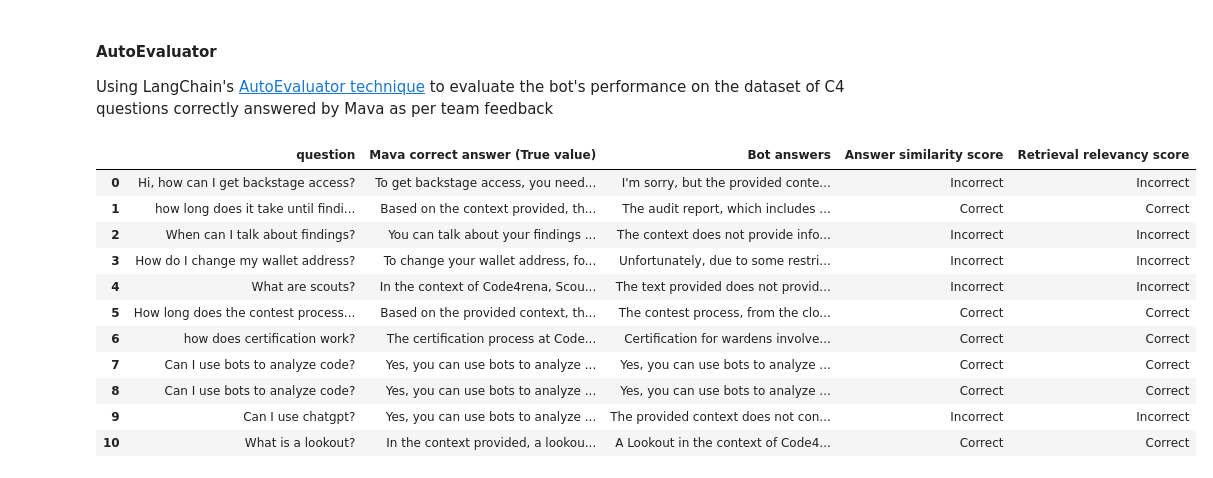
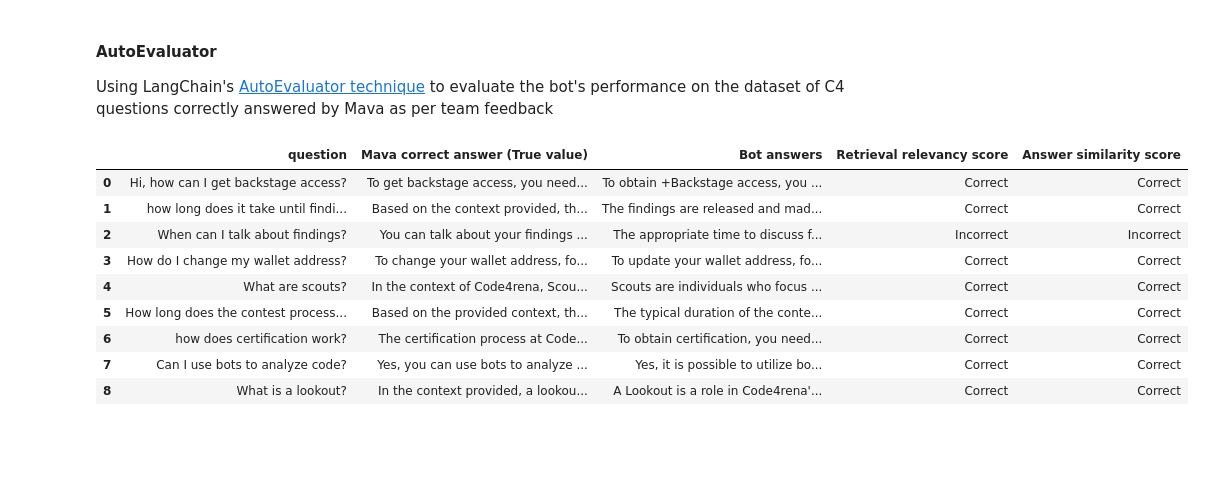
Before and after one commit to yieldprotocol/deep-cookie, a Jupyter notebook: qa_bot/qa_bot.ipynb, the cells around one changed output. Cells and saved outputs as stored; diff of their text form; code cells hidden in the pictures; blank space fills up the shorter version.

```diff
--- a/qa_bot/qa_bot.ipynb
+++ b/qa_bot/qa_bot.ipynb
@@ -219,9 +219,9 @@ from langchain.vectorstores import Chroma
 # NOTE: At times, OpenAI Embedding service can fail intermittently and return errorneous values such as [NaN], more info: https://github.com/langchain-ai/langchain/pull/7070
 
 embeddings = OpenAIEmbeddings()
-vectorstore = Chroma("langchain_store", embeddings)
+vectorstore = Chroma("vectorstore_1", embeddings, collection_metadata={"hnsw:space": "cosine"})
 
 vectorstore.add_documents(website_chunks)
-# vectorstore.add_documents(docs_chunks)
+#vectorstore.add_documents(docs_chunks)
 vectorstore.add_documents(gh_docs_chunks)
 # %% [output]
@@ -292,3 +299,39 @@ MAVA_MISANSWERED_QUES = [
+# %%
+from langchain.chains import RetrievalQA
+from langchain.chat_models import ChatOpenAI
+
+qa = RetrievalQA.from_chain_type(llm=ChatOpenAI(model_name="gpt-4", temperature=0), chain_type="stuff", retriever=vectorstore.as_retriever(), return_source_documents=True)
+
+
+def call_llm(question, use_rephrased_questions=True):
+    if not use_rephrased_questions:
+        result = qa({"query": question})
+        result['rephrased_question'] = None
+        return result
+
+
+    # Get rephrased questions
+    rephrased_questions = generate_rephrased_questions(question)
+
+    # Attempt each question until a valid result is found
+    for q in rephrased_questions:
+        result = qa({"query": q})
+        answer = result['result']
+        result['rephrased_question'] = None
+
+        # If the model is unable to find an answer, it returns 'sorry' in the response, we try again with a different question
+        if 'sorry' in answer.lower():
+            continue
+        else:
+            result['rephrased_question'] = q
+            break
+
+    return result
+
+
+def ask(question, use_rephrased_questions=True):
+    result = call_llm(question, use_rephrased_questions)
+    display_result(question, result)
 # %% [markdown]
 #### AutoEvaluator
 Using LangChain's [AutoEvaluator technique](https://autoevaluator.langchain.com/) to evaluate the bot's performance on the dataset of C4 questions correctly answered by Mava as per team feedback
@@ -414,27 +457,25 @@ retrieval_grades = grade_model_retrieval(yaml_data, predictions)
 # %%
 import pandas as pd
 
 df = pd.DataFrame({
     "question": [d['question'] for d in yaml_data],
     "Mava correct answer (True value)": [d['answer'] for d in yaml_data],
     "Bot answers": [p['result'] for p in predictions],
-    "Answer similarity score": ['Incorrect' if 'Incorrect' in g['results'] else 'Correct' for g in answer_grades],
-    "Retrieval relevancy score": ['Incorrect' if 'Incorrect' in g['results'] else 'Correct' for g in retrieval_grades]
+    "Retrieval relevancy score": ['Incorrect' if 'Incorrect' in g['results'] else 'Correct' for g in retrieval_grades],
+    "Answer similarity score": ['Incorrect' if 'Incorrect' in g['results'] else 'Correct' for g in answer_grades]
 })
 df
 # %% [output]
-|  | question | Mava correct answer (True value) | Bot answers | Answer similarity score | Retrieval relevancy score |
-| 0 | Hi, how can I get backstage access? | To get backstage access, you need... | I'm sorry, but the provided conte... | Incorrect | Incorrect |
-| 1 | how long does it take until findi... | Based on the context provided, th... | The audit report, which includes ... | Correct | Correct |
-| 2 | When can I talk about findings? | You can talk about your findings ... | The context does not provide info... | Incorrect | Incorrect |
-| 3 | How do I change my wallet address? | To change your wallet address, fo... | Unfortunately, due to some restri... | Incorrect | Incorrect |
-| 4 | What are scouts? | In the context of Code4rena, Scou... | The text provided does not provid... | Incorrect | Incorrect |
-| 5 | How long does the contest process... | Based on the provided context, th... | The contest process, from the clo... | Correct | Correct |
-| 6 | how does certification work? | The certification process at Code... | Certification for wardens involve... | Correct | Correct |
-| 7 | Can I use bots to analyze code? | Yes, you can use bots to analyze ... | Yes, you can use bots to analyze ... | Correct | Correct |
-| 8 | Can I use bots to analyze code? | Yes, you can use bots to analyze ... | Yes, you can use bots to analyze ... | Correct | Correct |
-| 9 | Can I use chatgpt? | Yes, you can use bots to analyze ... | The provided context does not con... | Incorrect | Incorrect |
-| 10 | What is a lookout? | In the context provided, a lookou... | A Lookout in the context of Code4... | Correct | Correct |
+|  | question | Mava correct answer (True value) | Bot answers | Retrieval relevancy score | Answer similarity score |
+| 0 | Hi, how can I get backstage access? | To get backstage access, you need... | To obtain +Backstage access, you ... | Correct | Correct |
+| 1 | how long does it take until findi... | Based on the context provided, th... | The findings are released and mad... | Correct | Correct |
+| 2 | When can I talk about findings? | You can talk about your findings ... | The appropriate time to discuss f... | Incorrect | Incorrect |
+| 3 | How do I change my wallet address? | To change your wallet address, fo... | To update your wallet address, fo... | Correct | Correct |
+| 4 | What are scouts? | In the context of Code4rena, Scou... | Scouts are individuals who focus ... | Correct | Correct |
+| 5 | How long does the contest process... | Based on the provided context, th... | The typical duration of the conte... | Correct | Correct |
+| 6 | how does certification work? | The certification process at Code... | To obtain certification, you need... | Correct | Correct |
+| 7 | Can I use bots to analyze code? | Yes, you can use bots to analyze ... | Yes, it is possible to utilize bo... | Correct | Correct |
+| 8 | What is a lookout? | In the context provided, a lookou... | A Lookout is a role in Code4rena'... | Correct | Correct |
 # %%
 print(f"Bot Accuracy: {df['Answer similarity score'].value_counts()['Correct'] / len(df['Answer similarity score'])}")
 # %% [output]
```
Also changed, not shown: parts of 20 cells of this notebook, 1 other file.
